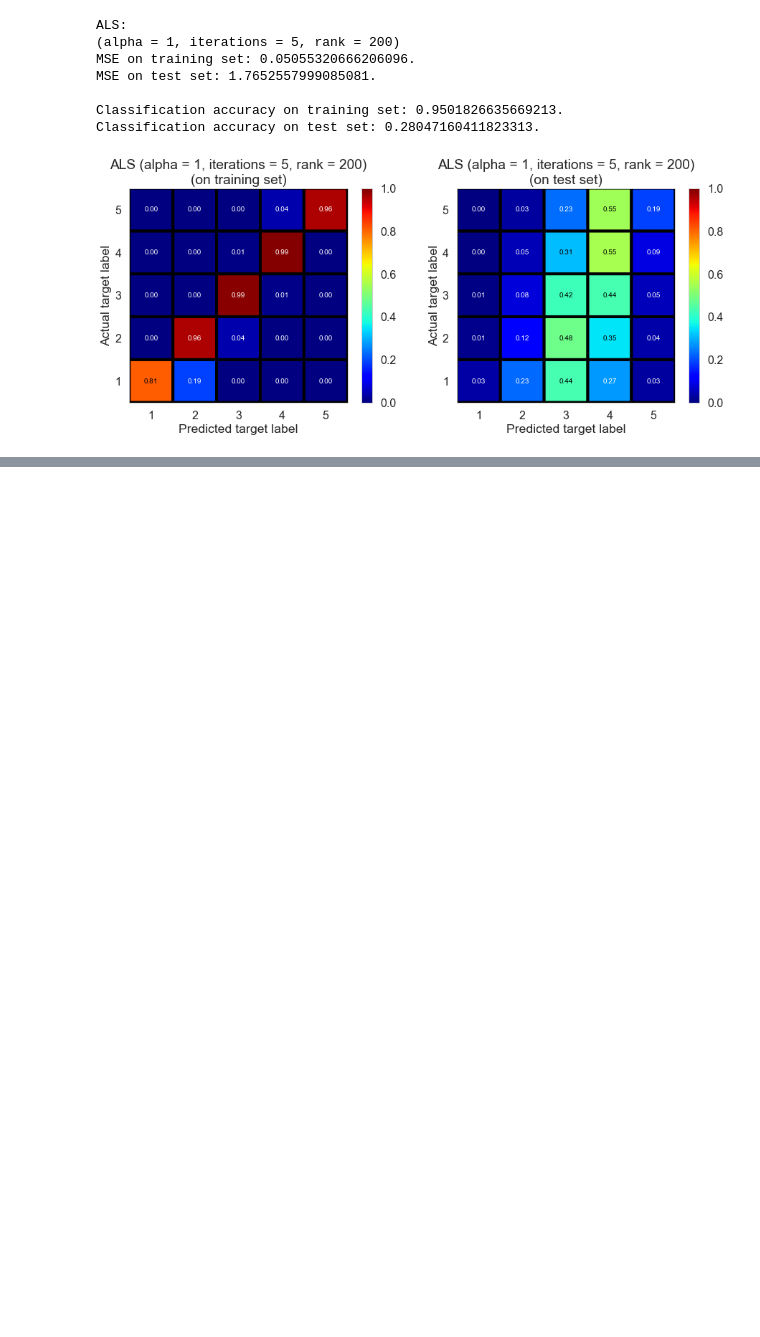
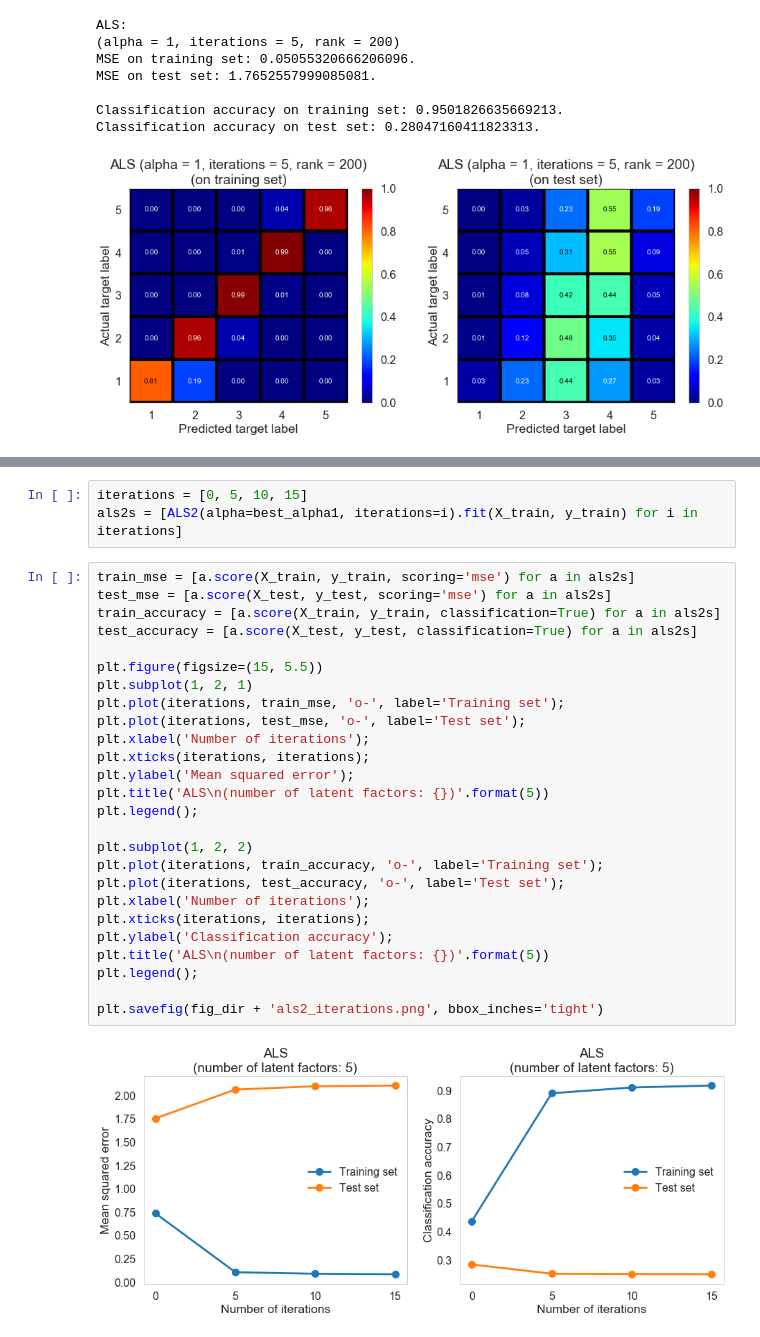
Before and after one commit to xuwd11/Recommender_Systems, a Jupyter notebook: 04_predictive_modeling.ipynb, the cells around one changed output, grey strips where cells are left out. Cells and saved outputs as stored; diff of their text form; blank space fills up the shorter version.

```diff
--- a/04_predictive_modeling.ipynb
+++ b/04_predictive_modeling.ipynb
@@ -581,0 +656,31 @@ Classification accuracy on test set: 0.28047160411823313.
+# %%
+iterations = [0, 5, 10, 15]
+als2s = [ALS2(alpha=best_alpha1, iterations=i).fit(X_train, y_train) for i in iterations]
+# %%
+train_mse = [a.score(X_train, y_train, scoring='mse') for a in als2s]
+test_mse = [a.score(X_test, y_test, scoring='mse') for a in als2s]
+train_accuracy = [a.score(X_train, y_train, classification=True) for a in als2s]
+test_accuracy = [a.score(X_test, y_test, classification=True) for a in als2s]
+
+plt.figure(figsize=(15, 5.5))
+plt.subplot(1, 2, 1)
+plt.plot(iterations, train_mse, 'o-', label='Training set');
+plt.plot(iterations, test_mse, 'o-', label='Test set');
+plt.xlabel('Number of iterations');
+plt.xticks(iterations, iterations);
+plt.ylabel('Mean squared error');
+plt.title('ALS\n(number of latent factors: {})'.format(5))
+plt.legend();
+
+plt.subplot(1, 2, 2)
+plt.plot(iterations, train_accuracy, 'o-', label='Training set');
+plt.plot(iterations, test_accuracy, 'o-', label='Test set');
+plt.xlabel('Number of iterations');
+plt.xticks(iterations, iterations);
+plt.ylabel('Classification accuracy');
+plt.title('ALS\n(number of latent factors: {})'.format(5))
+plt.legend();
+
+plt.savefig(fig_dir + 'als2_iterations.png', bbox_inches='tight')
+# %% [output]
+[figure, added]
```
Also changed, not shown: parts of 9 cells of this notebook, 3 other files.
